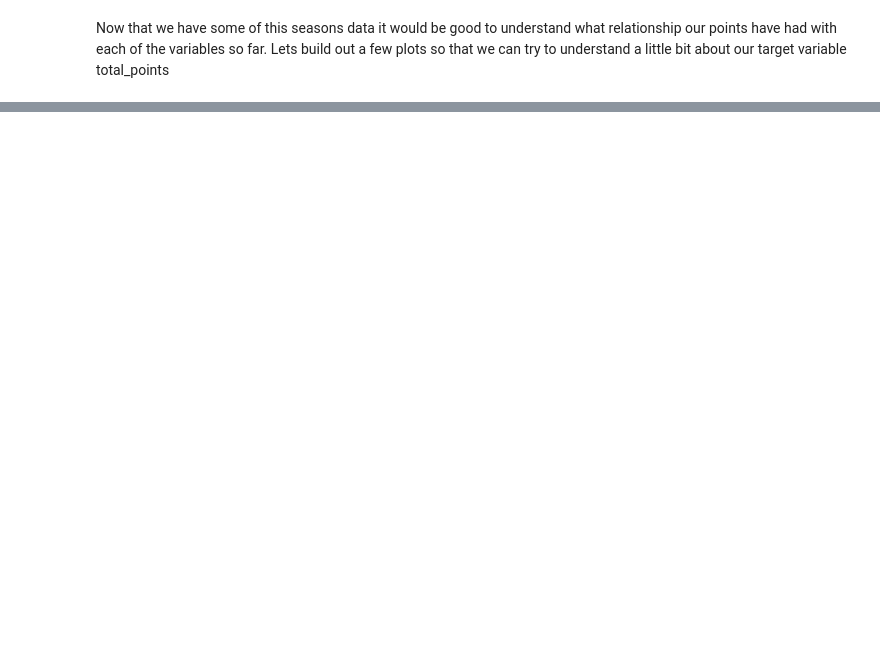
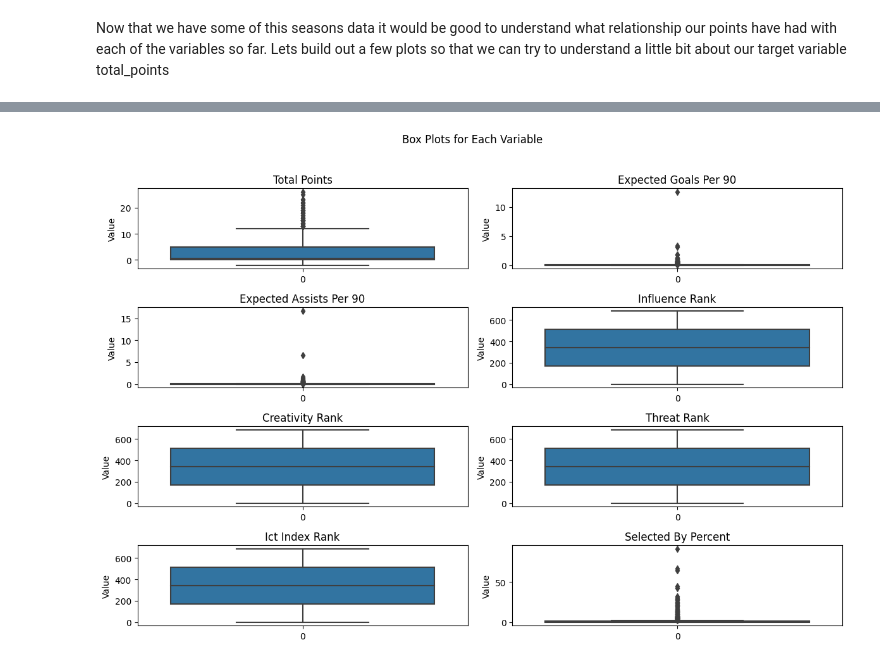
Before and after one commit to Benglennon123/fantasy_fpl, a Jupyter notebook: introduction.ipynb, the cells around one changed output, grey strips where cells are left out. Cells and saved outputs as stored; diff of their text form; code cells hidden in the pictures; blank space fills up the shorter version.

```diff
--- a/introduction.ipynb
+++ b/introduction.ipynb
@@ -92,0 +166,29 @@ sns.heatmap(df[['total_points','expected_goals_per_90','expected_assists_per_90'
+# %%
+# Calculate the number of rows and columns for subplots
+num_rows = (len(var_list) + 1) // 2
+num_cols = 2
+
+# Create subplots
+fig, axes = plt.subplots(num_rows, num_cols, figsize=(12, 8))
+fig.suptitle("Box Plots for Each Variable", y=1.02)
+
+# Flatten the axes array
+axes = axes.flatten()
+
+# Create box plots for each variable in subplots
+for i, variable in enumerate(var_list):
+    sns.boxplot(data=df[variable], ax=axes[i])
+    axes[i].set_title(variable.replace('_', ' ').title())
+    axes[i].set_ylabel("Value")
+
+# Hide any extra subplots
+for j in range(len(var_list), num_rows * num_cols):
+    fig.delaxes(axes[j])
+
+# Adjust layout
+plt.tight_layout()
+
+# Show the plots
+plt.show()
+# %% [output]
+[figure, added]
```
Also changed, not shown: parts of 20 cells of this notebook, 3 other files.
